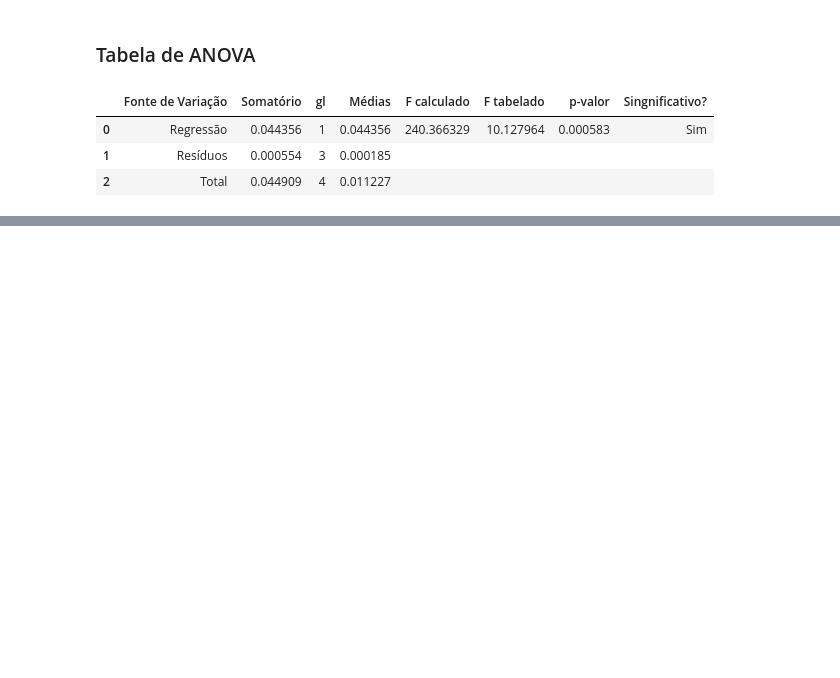
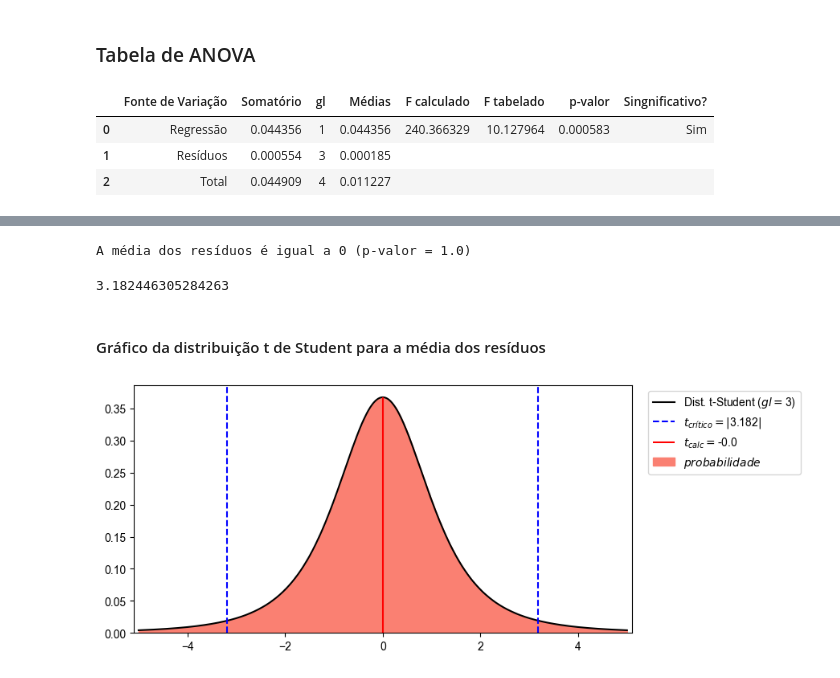
Before and after one commit to andersonmdcanteli/val-metodos-analiticos, a Jupyter notebook: equacao-reta/dataset1/dataset-1.ipynb, the cells around one changed output, grey strips where cells are left out. Saved outputs shown, nothing was run; the diff lists cells and outputs as text; code cells hidden in the pictures; blank space fills up the shorter version.

```diff
--- a/equacao-reta/dataset1/dataset-1.ipynb
+++ b/equacao-reta/dataset1/dataset-1.ipynb
@@ -195,0 +500,2 @@ df_anova
+# %%
+df['Resíduos'] = df["Sinal"] - df['ypred']
@@ -195,0 +535,53 @@ df_anova
+# %%
+paired_t_test_mean, paired_t_test_mean_p = stats.ttest_rel(df['Sinal'], df['ypred'])
+
+if paired_t_test_mean_p < alfa:
+    print(f"A média dos resíduos é diferente de 0 (p-valor = {round(paired_t_test_mean_p, 2)})")
+else:
+    print(f"A média dos resíduos é igual a 0 (p-valor = {round(paired_t_test_mean_p, 2)})")
+# %% [output]
+A média dos resíduos é igual a 0 (p-valor = 1.0)
+# %%
+t_critico = stats.t.ppf(1-alfa/2, gl_erro)
+t_critico
+# %% [output]
+3.182446305284263
+# %% [markdown]
+#### Gráfico da distribuição t de Student para a média dos resíduos
+# %%
+# setando os limites do gráfico
+x_min = -5
+x_max = 5
+
+# criando o canvas
+fig, ax1 = plt.subplots(figsize=(8,4))
+
+# criando valores para a distribuição t de Student com gl_erros
+x = np.linspace(x_min, x_max, 1000)
+y = stats.t.pdf(x, gl_erro)
+label = "Dist. t-Student ($gl=$" + str(gl_erro) + ")"
+ax1.plot(x, y, c="k", label=label)
+
+# adicionando linhas com o valor crítico do teste
+label= '$t_{crítico} = |$' + str(round(t_critico, 3)) + '$|$'
+ax1.axvline(stats.t.ppf(1-alfa/2, gl_erro), 0, 1, label=label, color='blue', ls='--')
+ax1.axvline(stats.t.ppf(alfa/2, gl_erro), 0, 1, color='blue', ls='--')
+
+# adicionando o valor da estatística do teste
+label = "$t_{calc} = $" + str(round(paired_t_test_mean, 3))
+ax1.vlines(paired_t_test_mean, 0, stats.t.pdf(paired_t_test_mean, gl_erro, loc=0, scale=1), label=label, color='red')
+
+# preenchendo o lado esquero
+x = np.linspace(x_min, -1*abs(paired_t_test_mean), 1000)
+ax1.fill_between(x, stats.t.pdf(x, gl_erro), label = '$probabilidade$', color = 'salmon')
+
+# preenchendo o lado direito
+x = np.linspace(abs(paired_t_test_mean), x_max, 1000)
+ax1.fill_between(x,stats.t.pdf(x, gl_erro, loc=0, scale=1), color = 'salmon')
+
+plt.xlim(x_min - .1, x_max + .1)
+plt.ylim(bottom=0.0)
+plt.legend(bbox_to_anchor=(1.35,1))
+plt.show()
+# %% [output]
+[figure, added]
```
Also changed, not shown: parts of 102 cells of this notebook, 1 other file.
